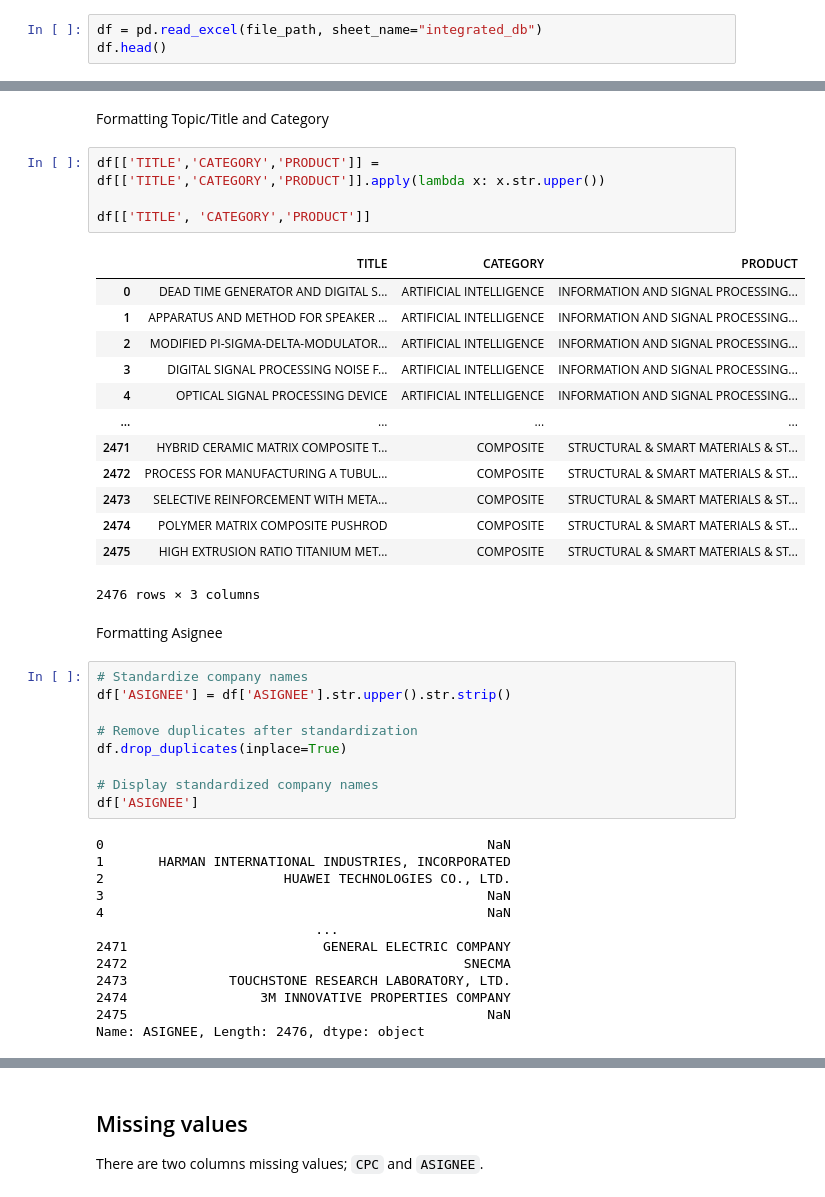
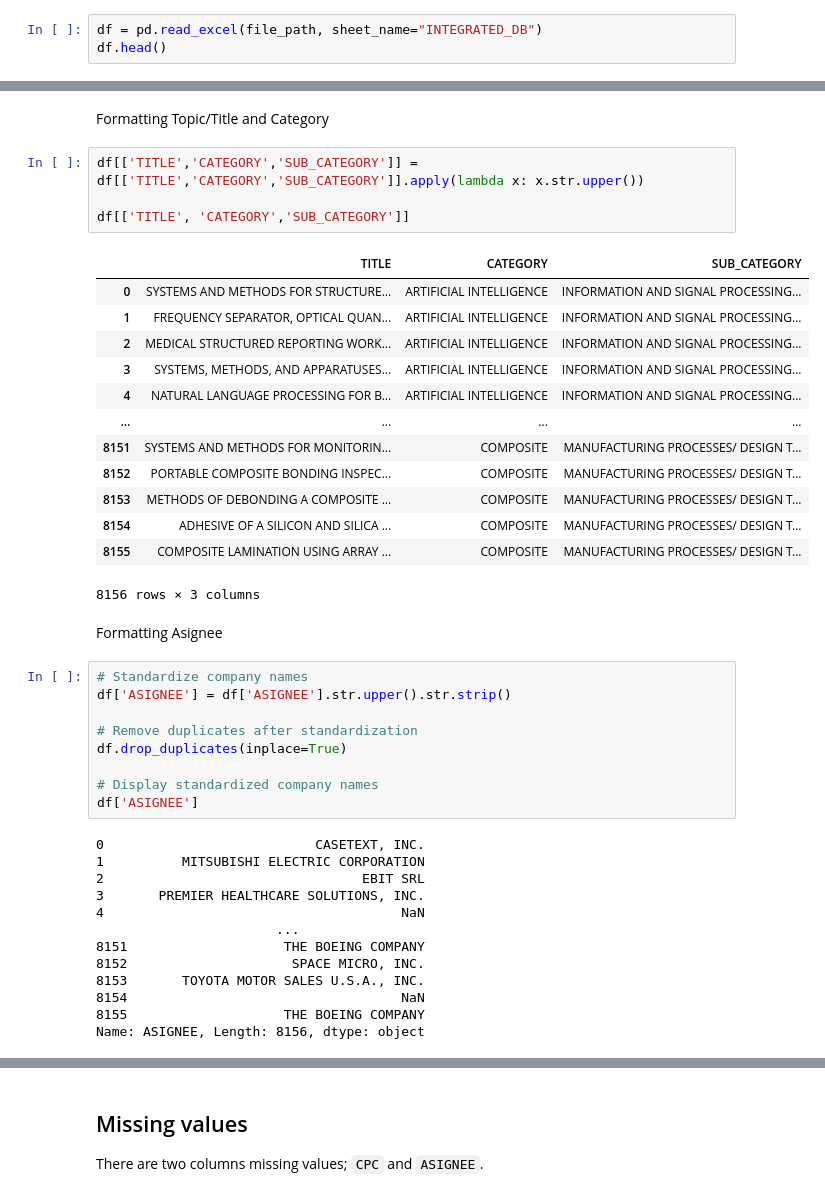
Before and after one commit to faridnec/forecasting-tech-adoption, a Jupyter notebook: notebooks/data-preprocessing.ipynb, the cells around one changed output, grey strips where cells are left out. Cells and saved outputs as stored; diff of their text form.

```diff
--- a/notebooks/data-preprocessing.ipynb
+++ b/notebooks/data-preprocessing.ipynb
@@ -8,6 +8,6 @@ import numpy as np
 # %%
 file_path = "../data/raw/data.xlsx"
 # %%
-df = pd.read_excel(file_path, sheet_name="integrated_db")
+df = pd.read_excel(file_path, sheet_name="INTEGRATED_DB")
 df.head()
 # %% [output]
@@ -51,23 +52,23 @@ duplicate_count
 # %% [markdown]
 Formatting Topic/Title and Category
 # %%
-df[['TITLE','CATEGORY','PRODUCT']] = df[['TITLE','CATEGORY','PRODUCT']].apply(lambda x: x.str.upper())
+df[['TITLE','CATEGORY','SUB_CATEGORY']] = df[['TITLE','CATEGORY','SUB_CATEGORY']].apply(lambda x: x.str.upper())
 
-df[['TITLE', 'CATEGORY','PRODUCT']]
+df[['TITLE', 'CATEGORY','SUB_CATEGORY']]
 # %% [output]
-|  | TITLE | CATEGORY | PRODUCT |
-| 0 | DEAD TIME GENERATOR AND DIGITAL S... | ARTIFICIAL INTELLIGENCE | INFORMATION AND SIGNAL PROCESSING... |
-| 1 | APPARATUS AND METHOD FOR SPEAKER ... | ARTIFICIAL INTELLIGENCE | INFORMATION AND SIGNAL PROCESSING... |
-| 2 | MODIFIED PI-SIGMA-DELTA-MODULATOR... | ARTIFICIAL INTELLIGENCE | INFORMATION AND SIGNAL PROCESSING... |
-| 3 | DIGITAL SIGNAL PROCESSING NOISE F... | ARTIFICIAL INTELLIGENCE | INFORMATION AND SIGNAL PROCESSING... |
-| 4 | OPTICAL SIGNAL PROCESSING DEVICE | ARTIFICIAL INTELLIGENCE | INFORMATION AND SIGNAL PROCESSING... |
+|  | TITLE | CATEGORY | SUB_CATEGORY |
+| 0 | SYSTEMS AND METHODS FOR STRUCTURE... | ARTIFICIAL INTELLIGENCE | INFORMATION AND SIGNAL PROCESSING... |
+| 1 | FREQUENCY SEPARATOR, OPTICAL QUAN... | ARTIFICIAL INTELLIGENCE | INFORMATION AND SIGNAL PROCESSING... |
+| 2 | MEDICAL STRUCTURED REPORTING WORK... | ARTIFICIAL INTELLIGENCE | INFORMATION AND SIGNAL PROCESSING... |
+| 3 | SYSTEMS, METHODS, AND APPARATUSES... | ARTIFICIAL INTELLIGENCE | INFORMATION AND SIGNAL PROCESSING... |
+| 4 | NATURAL LANGUAGE PROCESSING FOR B... | ARTIFICIAL INTELLIGENCE | INFORMATION AND SIGNAL PROCESSING... |
 | ... | ... | ... | ... |
-| 2471 | HYBRID CERAMIC MATRIX COMPOSITE T... | COMPOSITE | STRUCTURAL & SMART MATERIALS & ST... |
-| 2472 | PROCESS FOR MANUFACTURING A TUBUL... | COMPOSITE | STRUCTURAL & SMART MATERIALS & ST... |
-| 2473 | SELECTIVE REINFORCEMENT WITH META... | COMPOSITE | STRUCTURAL & SMART MATERIALS & ST... |
-| 2474 | POLYMER MATRIX COMPOSITE PUSHROD | COMPOSITE | STRUCTURAL & SMART MATERIALS & ST... |
-| 2475 | HIGH EXTRUSION RATIO TITANIUM MET... | COMPOSITE | STRUCTURAL & SMART MATERIALS & ST... |
+| 8151 | SYSTEMS AND METHODS FOR MONITORIN... | COMPOSITE | MANUFACTURING PROCESSES/ DESIGN T... |
+| 8152 | PORTABLE COMPOSITE BONDING INSPEC... | COMPOSITE | MANUFACTURING PROCESSES/ DESIGN T... |
+| 8153 | METHODS OF DEBONDING A COMPOSITE ... | COMPOSITE | MANUFACTURING PROCESSES/ DESIGN T... |
+| 8154 | ADHESIVE OF A SILICON AND SILICA ... | COMPOSITE | MANUFACTURING PROCESSES/ DESIGN T... |
+| 8155 | COMPOSITE LAMINATION USING ARRAY ... | COMPOSITE | MANUFACTURING PROCESSES/ DESIGN T... |
-2476 rows × 3 columns
+8156 rows × 3 columns
 # %% [markdown]
 Formatting Asignee
 # %%
@@ -80,18 +81,18 @@ df.drop_duplicates(inplace=True)
 # Display standardized company names
 df['ASIGNEE']
 # %% [output]
-0                                                 NaN
-1       HARMAN INTERNATIONAL INDUSTRIES, INCORPORATED
-2                       HUAWEI TECHNOLOGIES CO., LTD.
-3                                                 NaN
-4                                                 NaN
-                            ...
-2471                         GENERAL ELECTRIC COMPANY
-2472                                           SNECMA
-2473             TOUCHSTONE RESEARCH LABORATORY, LTD.
-2474                 3M INNOVATIVE PROPERTIES COMPANY
-2475                                              NaN
-Name: ASIGNEE, Length: 2476, dtype: object
+0                           CASETEXT, INC.
+1          MITSUBISHI ELECTRIC CORPORATION
+2                                 EBIT SRL
+3       PREMIER HEALTHCARE SOLUTIONS, INC.
+4                                      NaN
+                       ...
+8151                    THE BOEING COMPANY
+8152                     SPACE MICRO, INC.
+8153       TOYOTA MOTOR SALES U.S.A., INC.
+8154                                   NaN
+8155                    THE BOEING COMPANY
+Name: ASIGNEE, Length: 8156, dtype: object
 # %%
 df.head()
 # %% [output]
```
Also changed, not shown: parts of 17 cells of this notebook, 13 other files.
